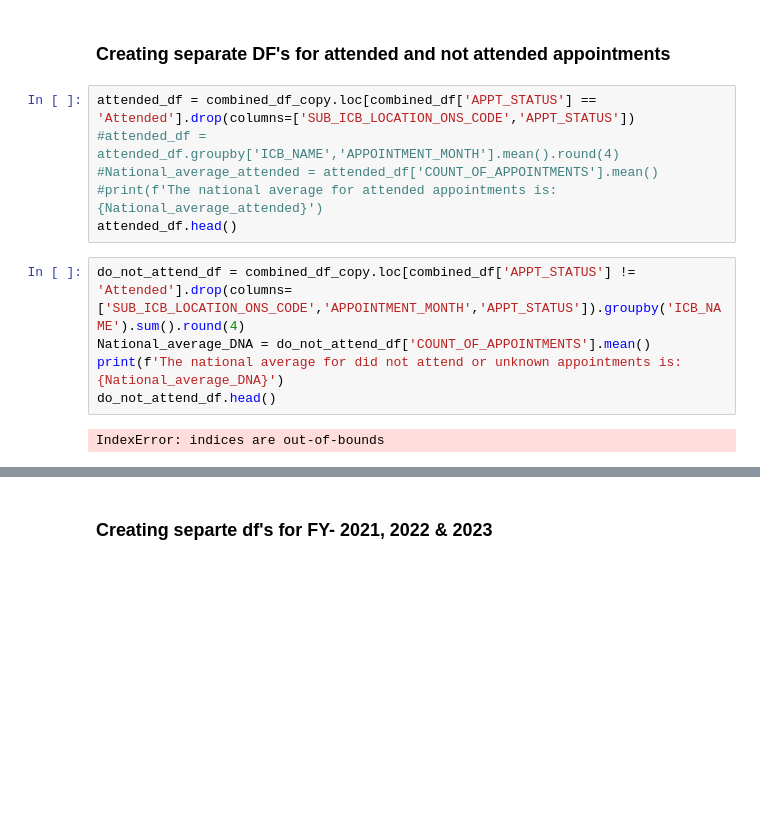
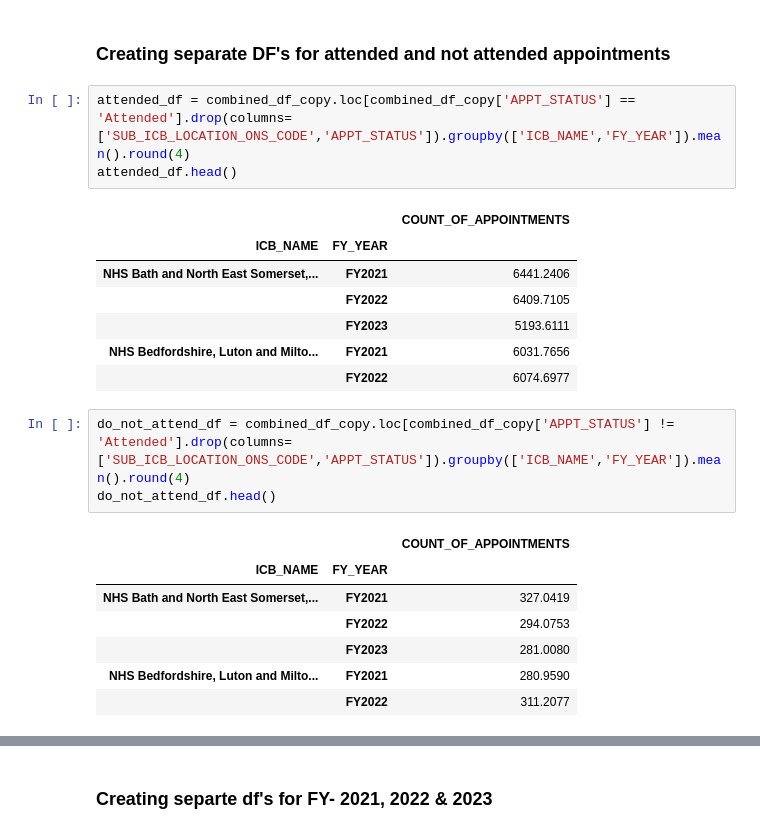
Before and after one commit to SNEE-ICS/PrimaryCareDemandAndCapacity, a Jupyter notebook: AppointmentsAttended.ipynb, the cells around one changed output, grey strips where cells are left out. Drawn from its saved outputs; the diff is of its cells as text; blank space fills up the shorter version.

```diff
--- a/AppointmentsAttended.ipynb
+++ b/AppointmentsAttended.ipynb
@@ -72,15 +85,24 @@ array(['FY2021', 'FY2022', 'FY2023'], dtype=object)
 # %% [markdown]
 ### **Creating separate DF's for attended and not attended appointments**
 # %%
-attended_df = combined_df_copy.loc[combined_df['APPT_STATUS'] == 'Attended'].drop(columns=['SUB_ICB_LOCATION_ONS_CODE','APPT_STATUS'])
-#attended_df = attended_df.groupby['ICB_NAME','APPOINTMENT_MONTH'].mean().round(4)
-#National_average_attended = attended_df['COUNT_OF_APPOINTMENTS'].mean()
-#print(f'The national average for attended appointments is: {National_average_attended}')
+attended_df = combined_df_copy.loc[combined_df_copy['APPT_STATUS'] == 'Attended'].drop(columns=['SUB_ICB_LOCATION_ONS_CODE','APPT_STATUS']).groupby(['ICB_NAME','FY_YEAR']).mean().round(4)
 attended_df.head()
+# %% [output]
+|  |  | COUNT_OF_APPOINTMENTS |
+| ICB_NAME | FY_YEAR |  |
+| NHS Bath and North East Somerset,... | FY2021 | 6441.2406 |
+|  | FY2022 | 6409.7105 |
+|  | FY2023 | 5193.6111 |
+| NHS Bedfordshire, Luton and Milto... | FY2021 | 6031.7656 |
+|  | FY2022 | 6074.6977 |
 # %%
-do_not_attend_df = combined_df_copy.loc[combined_df['APPT_STATUS'] != 'Attended'].drop(columns=['SUB_ICB_LOCATION_ONS_CODE','APPOINTMENT_MONTH','APPT_STATUS']).groupby('ICB_NAME').sum().round(4)
-National_average_DNA = do_not_attend_df['COUNT_OF_APPOINTMENTS'].mean()
-print(f'The national average for did not attend or unknown appointments is: {National_average_DNA}')
+do_not_attend_df = combined_df_copy.loc[combined_df_copy['APPT_STATUS'] != 'Attended'].drop(columns=['SUB_ICB_LOCATION_ONS_CODE','APPT_STATUS']).groupby(['ICB_NAME','FY_YEAR']).mean().round(4)
 do_not_attend_df.head()
 # %% [output]
-IndexError: indices are out-of-bounds
+|  |  | COUNT_OF_APPOINTMENTS |
+| ICB_NAME | FY_YEAR |  |
+| NHS Bath and North East Somerset,... | FY2021 | 327.0419 |
+|  | FY2022 | 294.0753 |
+|  | FY2023 | 281.0080 |
+| NHS Bedfordshire, Luton and Milto... | FY2021 | 280.9590 |
+|  | FY2022 | 311.2077 |
```
Also changed, not shown: parts of 18 cells of this notebook.
